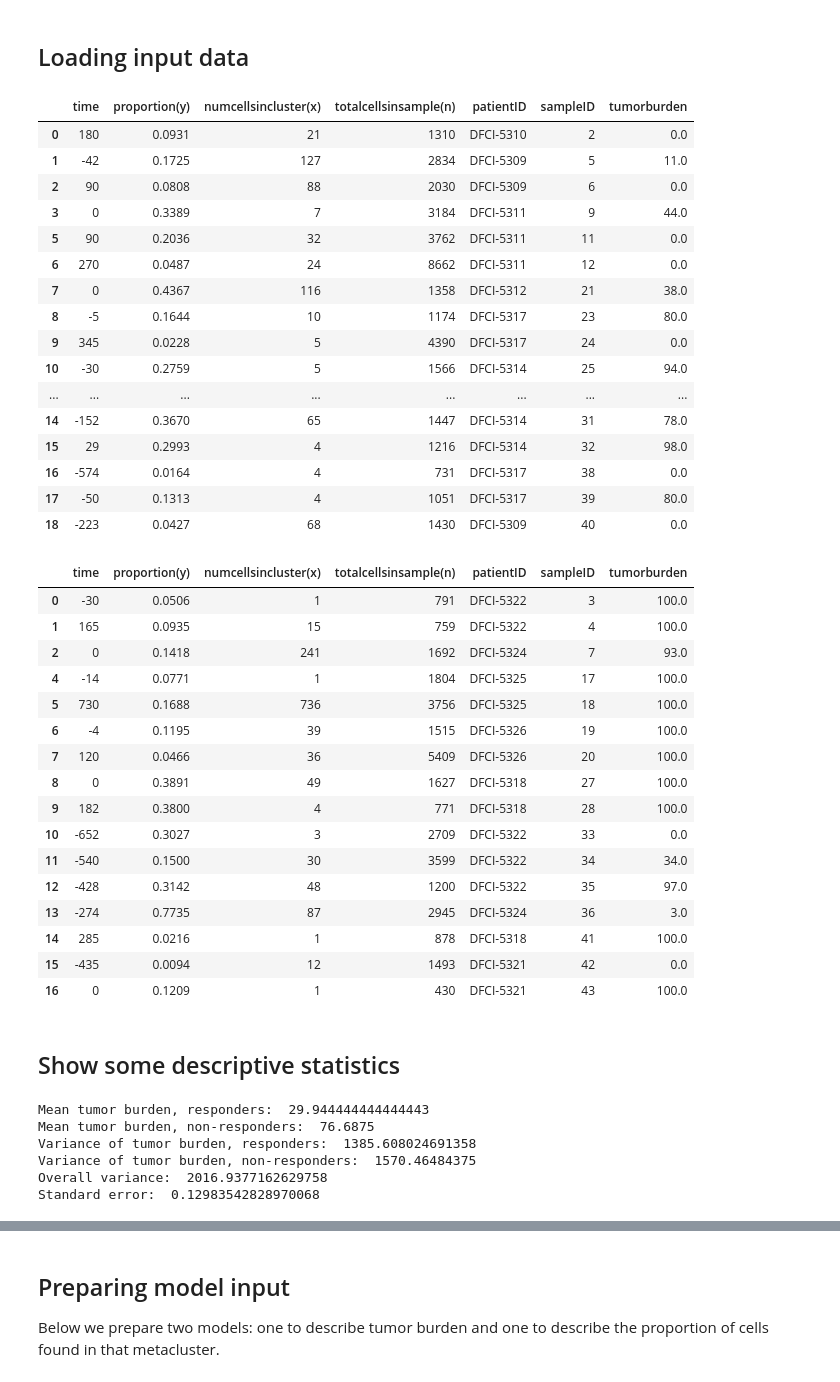
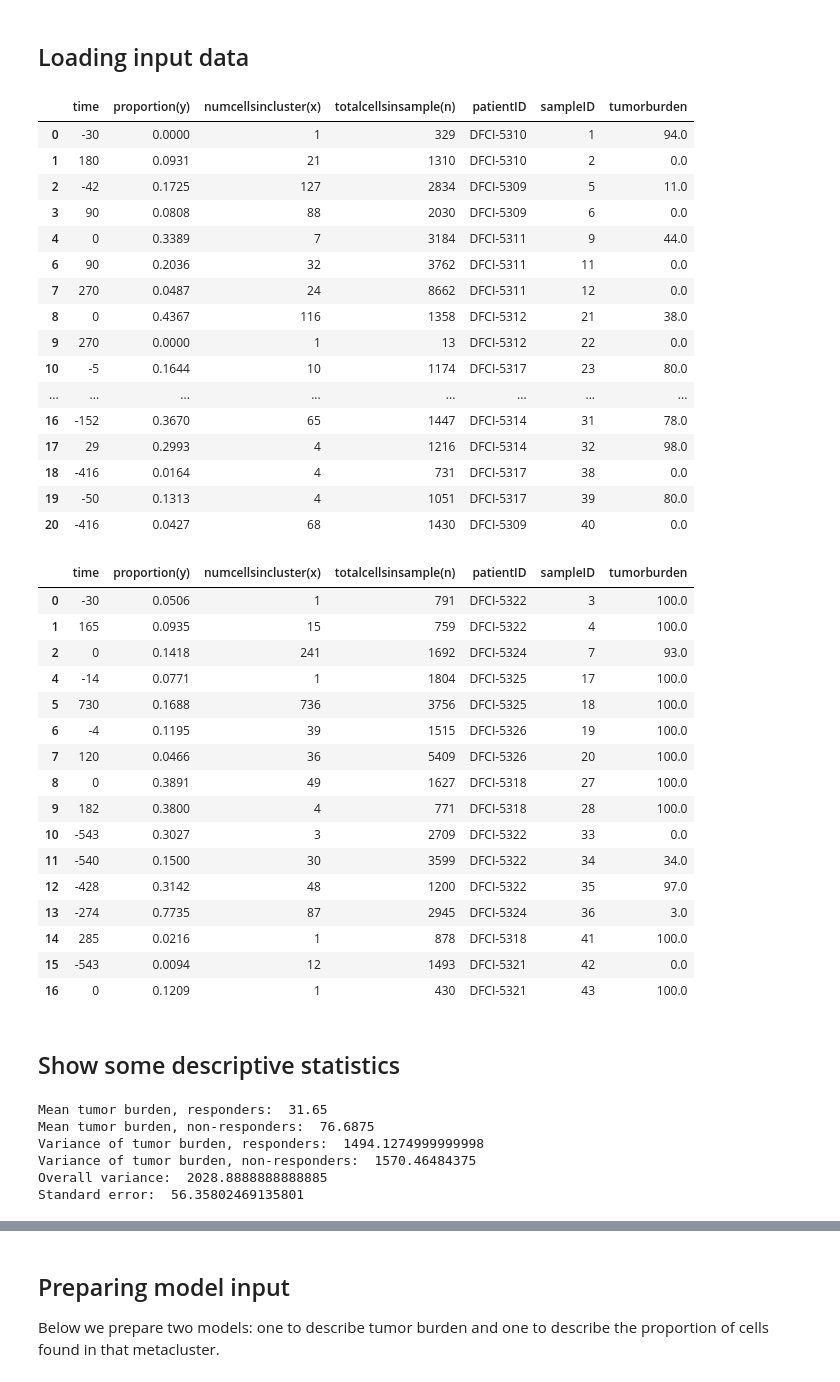
Before and after one commit to dpeerlab/dli_gpr, a Jupyter notebook: dli_gpr_demo.ipynb, the cells around one changed output, grey strips where cells are left out. Saved outputs shown, nothing was run; the diff lists cells and outputs as text; code cells hidden in the pictures.

```diff
--- a/dli_gpr_demo.ipynb
+++ b/dli_gpr_demo.ipynb
@@ -16,37 +16,39 @@ import dli_gpr
 # %% [markdown]
 ## Loading input data
 # %%
+import os
+
 # read input data
-test_fname_r = "MetaclusterTE_R_gprinput.txt"
-test_fname_nr = "MetaclusterTE_NR_gprinput.txt"
+test_fname_r = os.path.join("data", "v3_MetaclusterTE_R_gprinput.txt")
+test_fname_nr = os.path.join("data", "v3_MetaclusterTE_NR_gprinput.txt")
 test_df_r = pd.read_csv(test_fname_r, sep="\t", header=0)
 test_df_nr = pd.read_csv(test_fname_nr, sep="\t", header=0)
 
 # get rid of rows with NaN
 test_df_r.dropna(inplace=True)
 
 # get rid of rows with NaN
 test_df_nr.dropna(inplace=True)
 
 test_df_r
 # %% [output]
 |  | time | proportion(y) | numcellsincluster(x) | totalcellsinsample(n) | patientID | sampleID | tumorburden |
-| 0 | 180 | 0.0931 | 21 | 1310 | DFCI-5310 | 2 | 0.0 |
-| 1 | -42 | 0.1725 | 127 | 2834 | DFCI-5309 | 5 | 11.0 |
-| 2 | 90 | 0.0808 | 88 | 2030 | DFCI-5309 | 6 | 0.0 |
-| 3 | 0 | 0.3389 | 7 | 3184 | DFCI-5311 | 9 | 44.0 |
-| 5 | 90 | 0.2036 | 32 | 3762 | DFCI-5311 | 11 | 0.0 |
-| 6 | 270 | 0.0487 | 24 | 8662 | DFCI-5311 | 12 | 0.0 |
-| 7 | 0 | 0.4367 | 116 | 1358 | DFCI-5312 | 21 | 38.0 |
-| 8 | -5 | 0.1644 | 10 | 1174 | DFCI-5317 | 23 | 80.0 |
-| 9 | 345 | 0.0228 | 5 | 4390 | DFCI-5317 | 24 | 0.0 |
-| 10 | -30 | 0.2759 | 5 | 1566 | DFCI-5314 | 25 | 94.0 |
+| 0 | -30 | 0.0000 | 1 | 329 | DFCI-5310 | 1 | 94.0 |
+| 1 | 180 | 0.0931 | 21 | 1310 | DFCI-5310 | 2 | 0.0 |
+| 2 | -42 | 0.1725 | 127 | 2834 | DFCI-5309 | 5 | 11.0 |
+| 3 | 90 | 0.0808 | 88 | 2030 | DFCI-5309 | 6 | 0.0 |
+| 4 | 0 | 0.3389 | 7 | 3184 | DFCI-5311 | 9 | 44.0 |
+| 6 | 90 | 0.2036 | 32 | 3762 | DFCI-5311 | 11 | 0.0 |
+| 7 | 270 | 0.0487 | 24 | 8662 | DFCI-5311 | 12 | 0.0 |
+| 8 | 0 | 0.4367 | 116 | 1358 | DFCI-5312 | 21 | 38.0 |
+| 9 | 270 | 0.0000 | 1 | 13 | DFCI-5312 | 22 | 0.0 |
+| 10 | -5 | 0.1644 | 10 | 1174 | DFCI-5317 | 23 | 80.0 |
 | ... | ... | ... | ... | ... | ... | ... | ... |
-| 14 | -152 | 0.3670 | 65 | 1447 | DFCI-5314 | 31 | 78.0 |
-| 15 | 29 | 0.2993 | 4 | 1216 | DFCI-5314 | 32 | 98.0 |
-| 16 | -574 | 0.0164 | 4 | 731 | DFCI-5317 | 38 | 0.0 |
-| 17 | -50 | 0.1313 | 4 | 1051 | DFCI-5317 | 39 | 80.0 |
-| 18 | -223 | 0.0427 | 68 | 1430 | DFCI-5309 | 40 | 0.0 |
+| 16 | -152 | 0.3670 | 65 | 1447 | DFCI-5314 | 31 | 78.0 |
+| 17 | 29 | 0.2993 | 4 | 1216 | DFCI-5314 | 32 | 98.0 |
+| 18 | -416 | 0.0164 | 4 | 731 | DFCI-5317 | 38 | 0.0 |
+| 19 | -50 | 0.1313 | 4 | 1051 | DFCI-5317 | 39 | 80.0 |
+| 20 | -416 | 0.0427 | 68 | 1430 | DFCI-5309 | 40 | 0.0 |
 # %%
 test_df_nr
 # %% [output]
@@ -60,12 +62,12 @@ test_df_nr
 | 7 | 120 | 0.0466 | 36 | 5409 | DFCI-5326 | 20 | 100.0 |
 | 8 | 0 | 0.3891 | 49 | 1627 | DFCI-5318 | 27 | 100.0 |
 | 9 | 182 | 0.3800 | 4 | 771 | DFCI-5318 | 28 | 100.0 |
-| 10 | -652 | 0.3027 | 3 | 2709 | DFCI-5322 | 33 | 0.0 |
+| 10 | -543 | 0.3027 | 3 | 2709 | DFCI-5322 | 33 | 0.0 |
 | 11 | -540 | 0.1500 | 30 | 3599 | DFCI-5322 | 34 | 34.0 |
 | 12 | -428 | 0.3142 | 48 | 1200 | DFCI-5322 | 35 | 97.0 |
 | 13 | -274 | 0.7735 | 87 | 2945 | DFCI-5324 | 36 | 3.0 |
 | 14 | 285 | 0.0216 | 1 | 878 | DFCI-5318 | 41 | 100.0 |
-| 15 | -435 | 0.0094 | 12 | 1493 | DFCI-5321 | 42 | 0.0 |
+| 15 | -543 | 0.0094 | 12 | 1493 | DFCI-5321 | 42 | 0.0 |
 | 16 | 0 | 0.1209 | 1 | 430 | DFCI-5321 | 43 | 100.0 |
 # %% [markdown]
 ## Show some descriptive statistics
@@ -80,11 +82,11 @@ print("Variance of tumor burden, responders: ", np.var(tb_r))
 print("Variance of tumor burden, non-responders: ", np.var(tb_nr))
 
 print("Overall variance: ", np.var(np.concatenate([tb_r, tb_nr])))
-print("Standard error: ", ((len(tb_r) + len(tb_nr)) / np.var(np.concatenate([tb_r, tb_nr])))**0.5)
+print("Standard error: ", np.var(np.concatenate([tb_r, tb_nr]))/(len(tb_r) + len(tb_nr)))
 # %% [output]
-Mean tumor burden, responders:  29.944444444444443
+Mean tumor burden, responders:  31.65
 Mean tumor burden, non-responders:  76.6875
-Variance of tumor burden, responders:  1385.608024691358
+Variance of tumor burden, responders:  1494.1274999999998
 Variance of tumor burden, non-responders:  1570.46484375
-Overall variance:  2016.9377162629758
-Standard error:  0.12983542828970068
+Overall variance:  2028.8888888888885
+Standard error:  56.35802469135801
```
Also changed, not shown: parts of 9 cells of this notebook, 1 other file.
